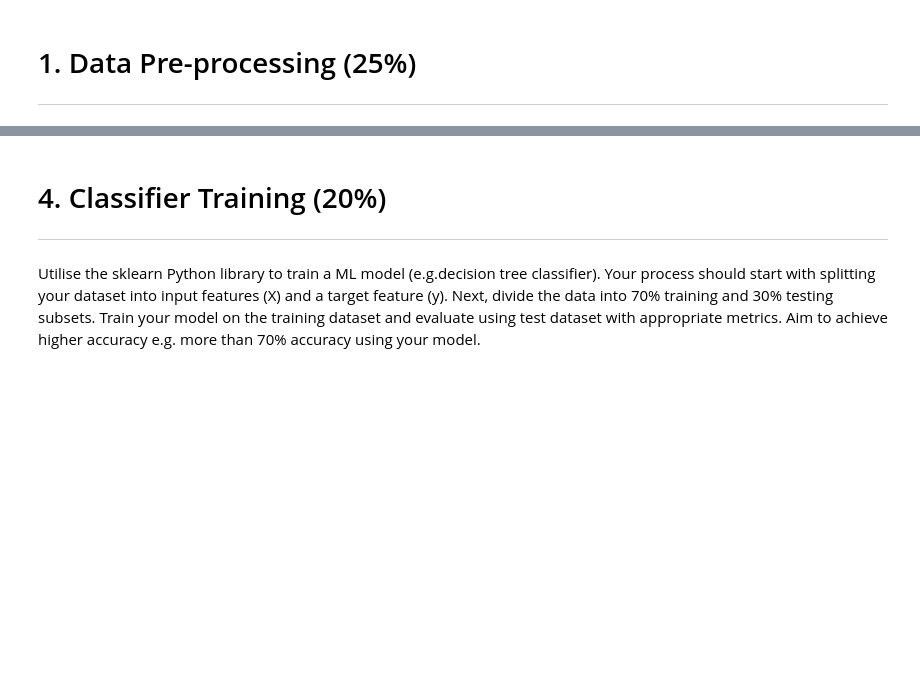
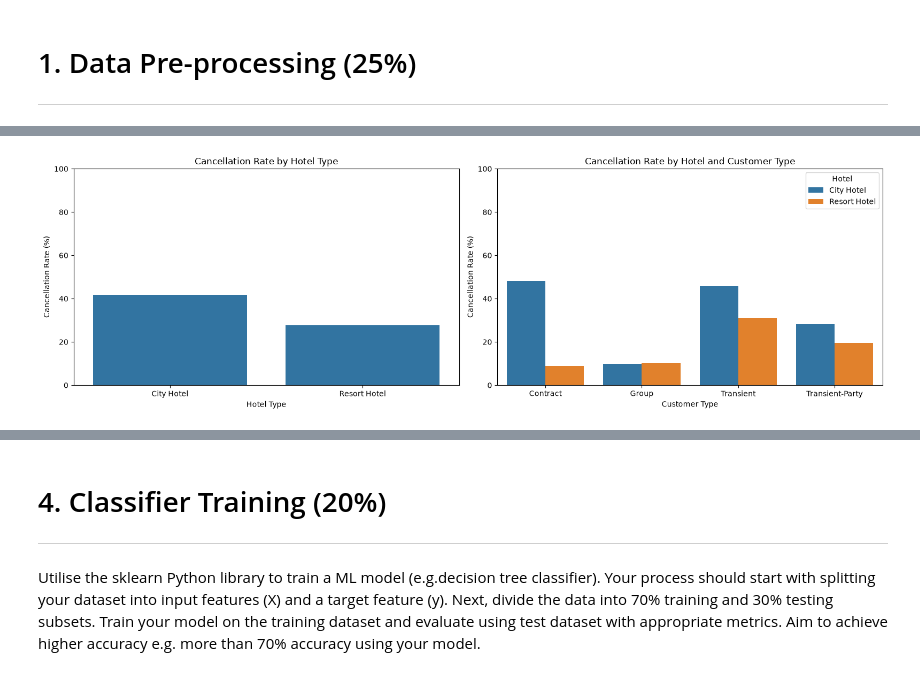
Before and after one commit to harry-533/Data-Driven-AI-Uni-, a Jupyter notebook: Assignment/Coursework1_template.ipynb, the cells around one changed output, grey strips where cells are left out. Drawn from its saved outputs; the diff is of its cells as text; code cells hidden in the pictures; blank space fills up the shorter version.

```diff
--- a/Assignment/Coursework1_template.ipynb
+++ b/Assignment/Coursework1_template.ipynb
@@ -502,0 +603,18 @@ df = pd.get_dummies(
+# %%
+print(df.dtypes)
+
+df['children'] = df['children'].astype(int)
+
+categorical_columns = [
+    'hotel',
+    'arrival_date_month',
+    'meal',
+    'market_segment',
+    'distribution_channel',
+    'reserved_room_type',
+    'deposit_type',
+    'customer_type'
+]
+
+for col in categorical_columns:
+    df[col] = df[col].astype('category')
@@ -502,0 +647,52 @@ df = pd.get_dummies(
+# %%
+cancellation_rate = (
+    df.groupby('hotel')['is_canceled'].mean() * 100
+)
+
+print("\nCancellation rate by hotel:")
+for hotel, rate in cancellation_rate.items():
+    print(f"{hotel}: {rate:.2f}%")
+
+
+hotel_customer_analysis = (
+    df.groupby(['hotel', 'customer_type'], observed=True)['is_canceled']
+    .mean() * 100
+)
+
+print("\nCancellation rate by hotel and customer type:")
+print(hotel_customer_analysis)
+
+
+fig, axes = plt.subplots(1, 2, figsize=(16, 5))
+
+
+sns.barplot(
+    x=cancellation_rate.index,
+    y=cancellation_rate.values,
+    ax=axes[0]
+)
+
+axes[0].set_title('Cancellation Rate by Hotel Type')
+axes[0].set_xlabel('Hotel Type')
+axes[0].set_ylabel('Cancellation Rate (%)')
+axes[0].set_ylim(0, 100)
+
+
+sns.barplot(
+    data=hotel_customer_analysis.reset_index(name='cancellation_rate'),
+    x='customer_type',
+    y='cancellation_rate',
+    hue='hotel',
+    ax=axes[1]
+)
+
+axes[1].set_title('Cancellation Rate by Hotel and Customer Type')
+axes[1].set_xlabel('Customer Type')
+axes[1].set_ylabel('Cancellation Rate (%)')
+axes[1].set_ylim(0, 100)
+axes[1].legend(title='Hotel')
+
+
+plt.tight_layout()
+plt.show()
+# %% [output]
@@ -502,0 +714 @@ df = pd.get_dummies(
+[figure, added]
```
Also changed, not shown: parts of 131 cells of this notebook, 1 other file.
